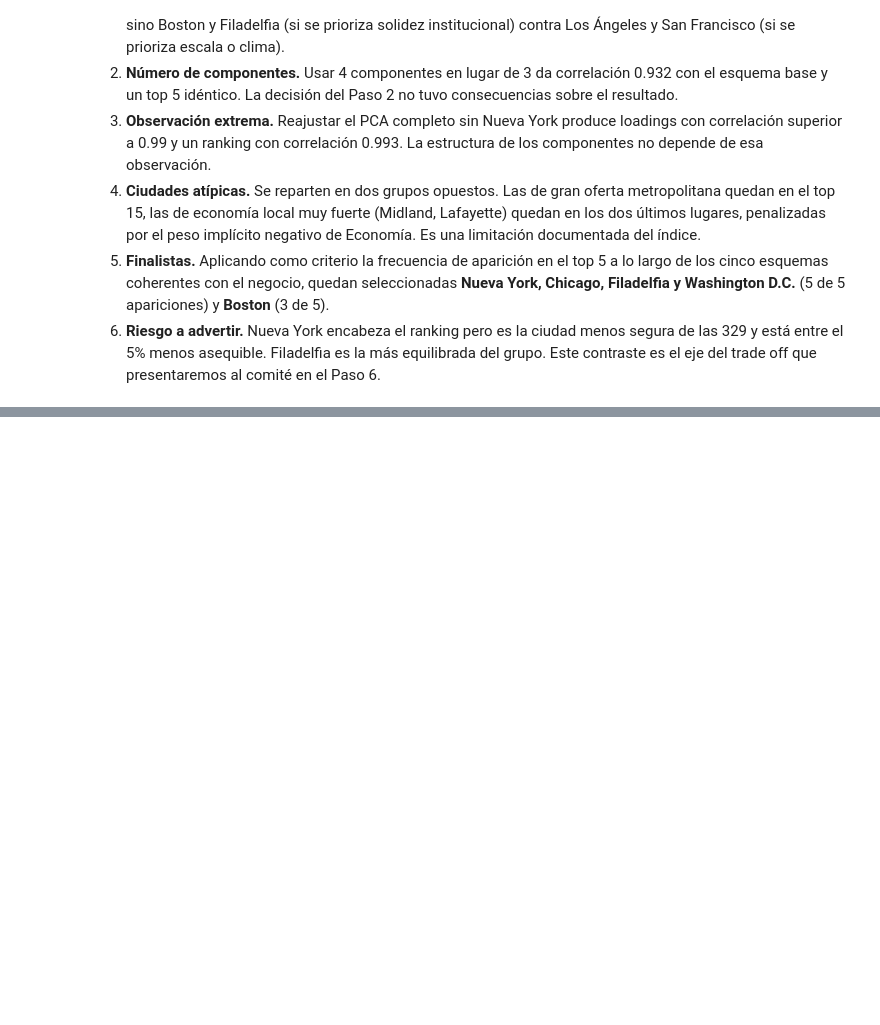
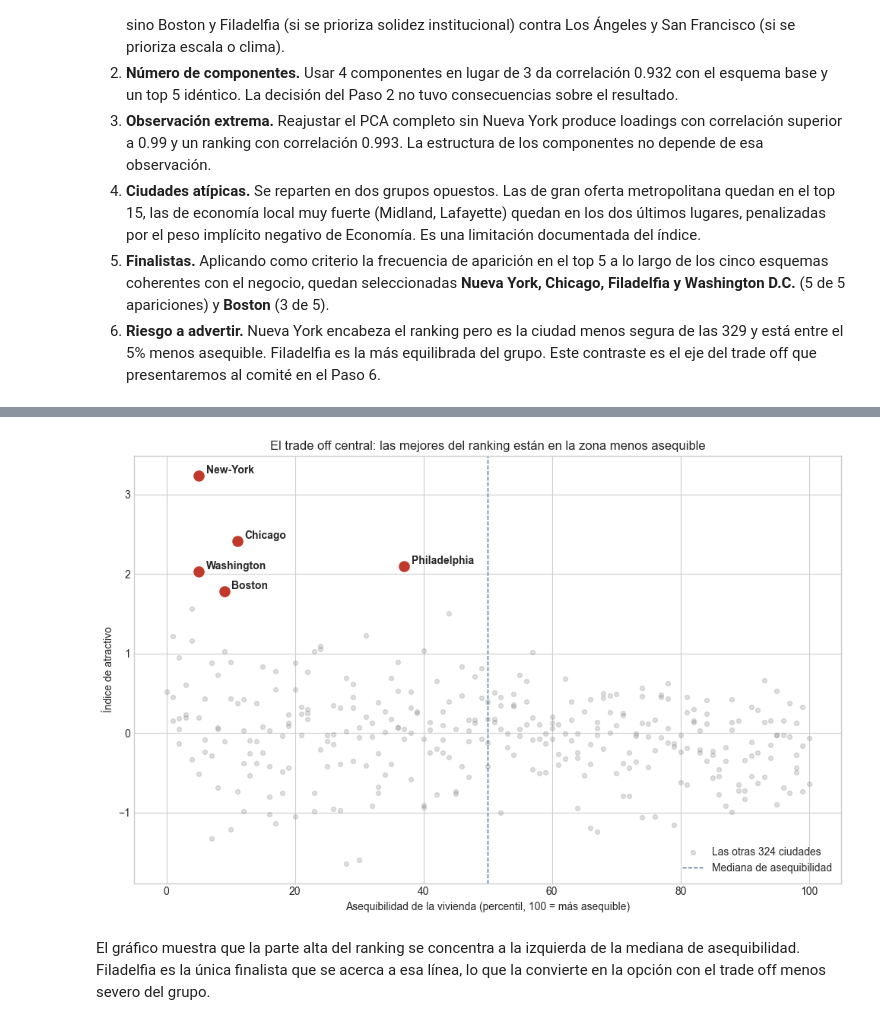
Before and after one commit to JuanRestrepoM/MIAD_202614_Aprendizaje_no_supervisado_G29, a Jupyter notebook: notebooks/S1_New_Sede.ipynb, the cells around one changed output, grey strips where cells are left out. Saved outputs shown, nothing was run; the diff lists cells and outputs as text; code cells hidden in the pictures; blank space fills up the shorter version.

```diff
--- a/notebooks/S1_New_Sede.ipynb
+++ b/notebooks/S1_New_Sede.ipynb
@@ -1487,0 +1571,24 @@ Estas fortalezas y debilidades son el insumo directo del Paso 6, donde formulamo
+# %%
+fig, ax = plt.subplots(figsize=(10, 6.5))
+
+ax.scatter(percentiles['Asequibilidad (−Alojamiento)'], ranking.loc[percentiles.index, 'Índice'],
+           alpha=0.25, color='grey', s=18, label='Las otras 324 ciudades')
+
+for c in finalistas_top5:
+    x = percentiles.loc[c, 'Asequibilidad (−Alojamiento)']
+    y = ranking.loc[c, 'Índice']
+    ax.scatter(x, y, color='#c0392b', s=90, zorder=3)
+    ax.annotate(c.split(',')[0], (x, y), fontsize=10, fontweight='bold',
+                xytext=(7, 2), textcoords='offset points')
+
+ax.axvline(50, color='#3b6fa0', linestyle='--', linewidth=1, label='Mediana de asequibilidad')
+ax.set_xlabel('Asequibilidad de la vivienda (percentil, 100 = más asequible)')
+ax.set_ylabel('Índice de atractivo')
+ax.set_title('El trade off central: las mejores del ranking están en la zona menos asequible')
+ax.legend(loc='lower right')
+plt.tight_layout()
+plt.show()
+# %% [output]
+[figure, added]
+# %% [markdown]
+El gráfico muestra que la parte alta del ranking se concentra a la izquierda de la mediana de asequibilidad. Filadelfia es la única finalista que se acerca a esa línea, lo que la convierte en la opción con el trade off menos severo del grupo.
```
Also changed, not shown: parts of 14 cells of this notebook.
